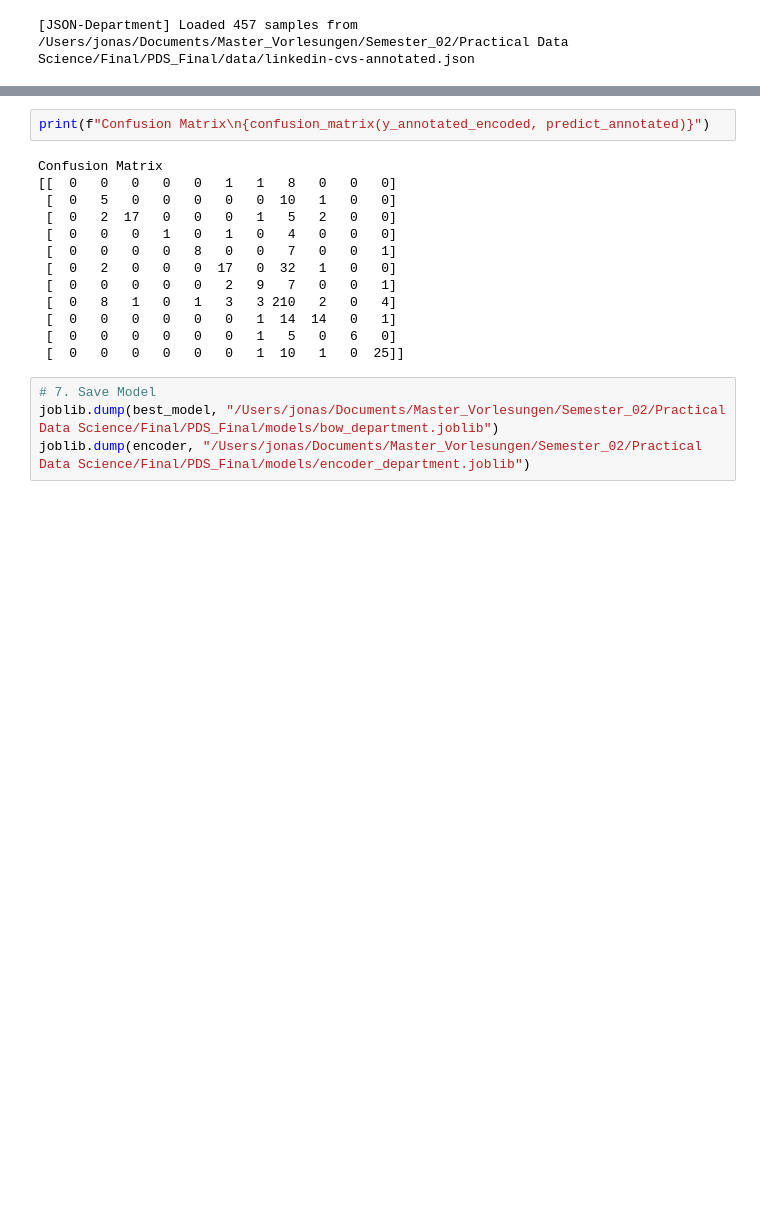
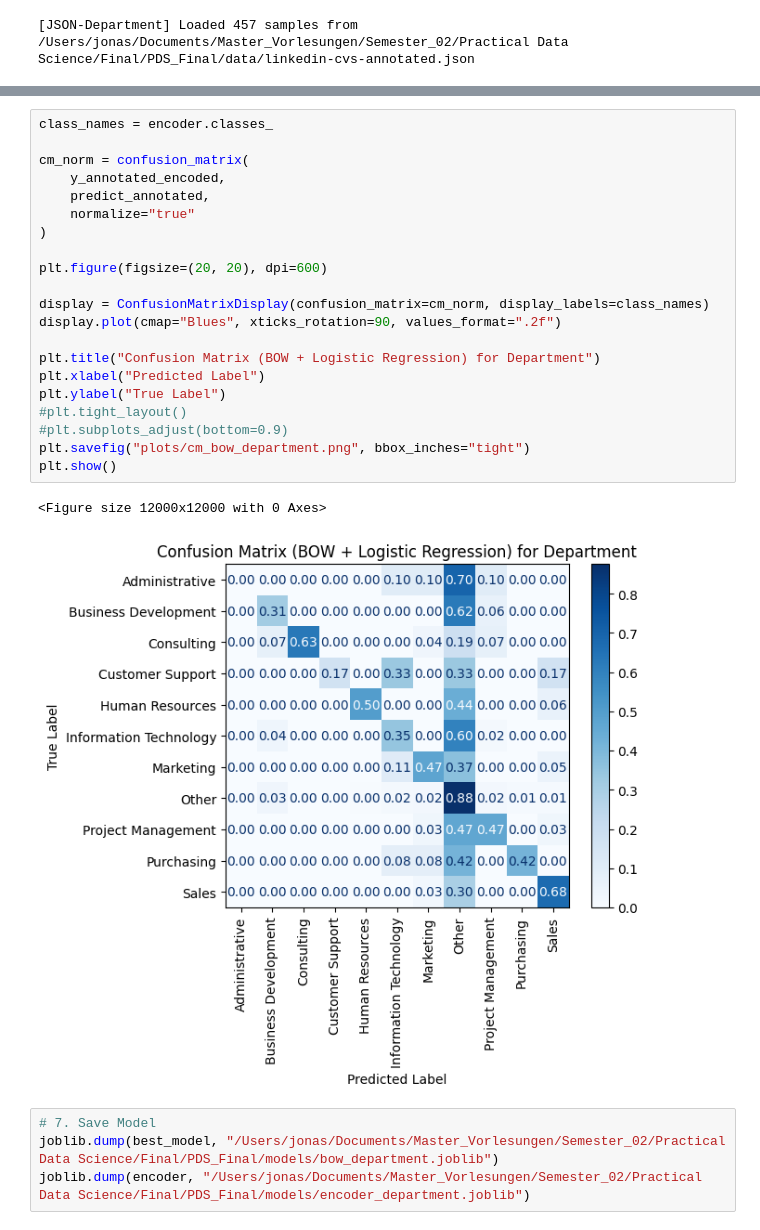
Before and after one commit to JonasEwn/PDS_Final, a Jupyter notebook: task_six/bow_department.ipynb, the cells around one changed output, grey strips where cells are left out. Drawn from its saved outputs; the diff is of its cells as text; blank space fills up the shorter version.

```diff
--- a/task_six/bow_department.ipynb
+++ b/task_six/bow_department.ipynb
@@ -317,18 +317,27 @@ Information Technology       0.71      0.33      0.45        52
 # %%
-print(f"Confusion Matrix\n{confusion_matrix(y_annotated_encoded, predict_annotated)}")
+class_names = encoder.classes_
+
+cm_norm = confusion_matrix(
+    y_annotated_encoded,
+    predict_annotated,
+    normalize="true"
+)
+
+plt.figure(figsize=(20, 20), dpi=600)
+
+display = ConfusionMatrixDisplay(confusion_matrix=cm_norm, display_labels=class_names)
+display.plot(cmap="Blues", xticks_rotation=90, values_format=".2f")
+
+plt.title("Confusion Matrix (BOW + Logistic Regression) for Department")
+plt.xlabel("Predicted Label")
+plt.ylabel("True Label")
+#plt.tight_layout()
+#plt.subplots_adjust(bottom=0.9)
+plt.savefig("plots/cm_bow_department.png", bbox_inches="tight")
+plt.show()
 # %% [output]
-Confusion Matrix
-[[  0   0   0   0   0   1   1   8   0   0   0]
- [  0   5   0   0   0   0   0  10   1   0   0]
- [  0   2  17   0   0   0   1   5   2   0   0]
- [  0   0   0   1   0   1   0   4   0   0   0]
- [  0   0   0   0   8   0   0   7   0   0   1]
- [  0   2   0   0   0  17   0  32   1   0   0]
- [  0   0   0   0   0   2   9   7   0   0   1]
- [  0   8   1   0   1   3   3 210   2   0   4]
- [  0   0   0   0   0   0   1  14  14   0   1]
- [  0   0   0   0   0   0   1   5   0   6   0]
- [  0   0   0   0   0   0   1  10   1   0  25]]
+<Figure size 12000x12000 with 0 Axes>
+[figure, added]
 # %%
 # 7. Save Model
 joblib.dump(best_model, "/Users/jonas/Documents/Master_Vorlesungen/Semester_02/Practical Data Science/Final/PDS_Final/models/bow_department.joblib")
```
Also changed, not shown: parts of 7 cells of this notebook, 12 other files.
